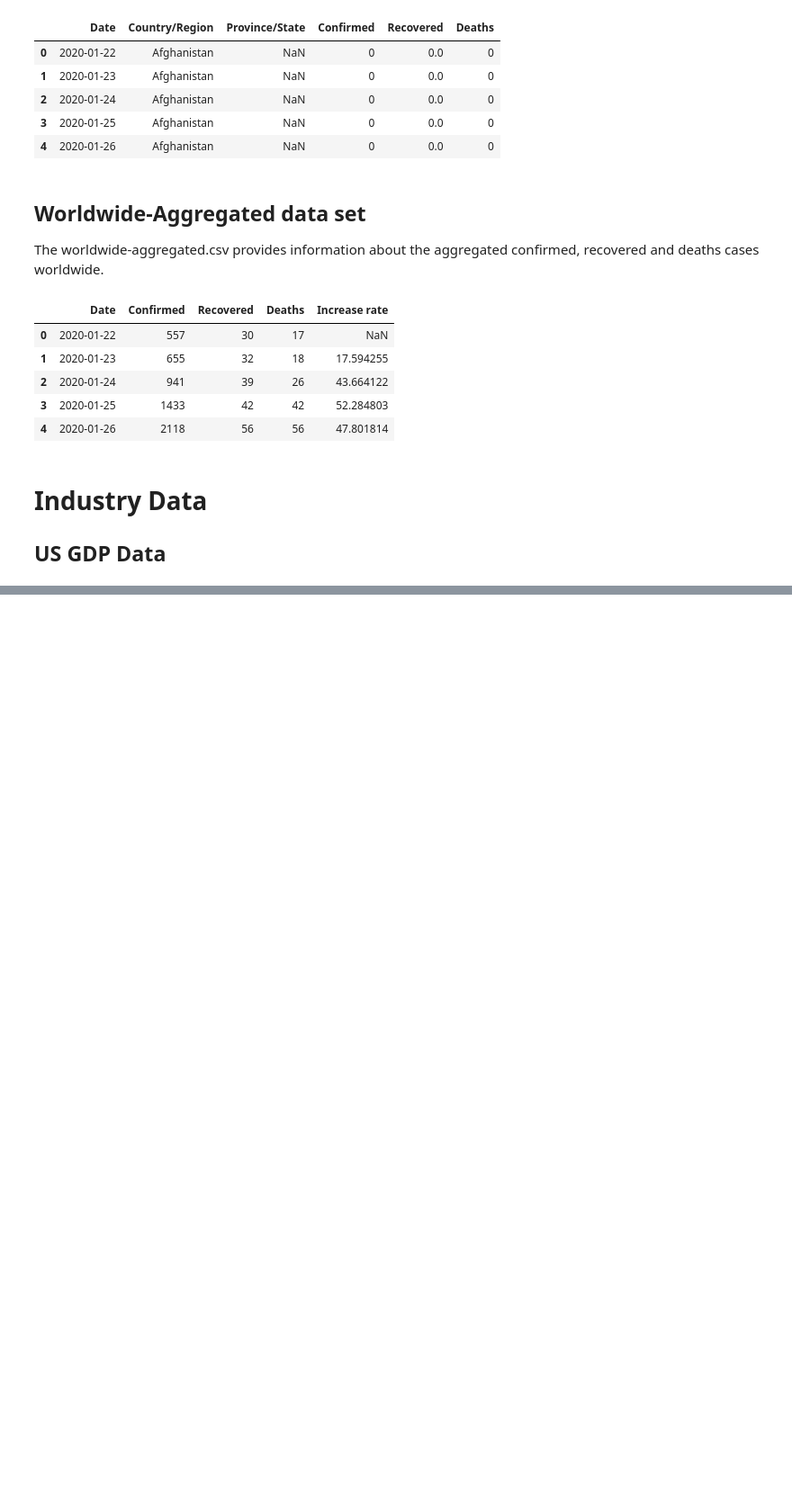
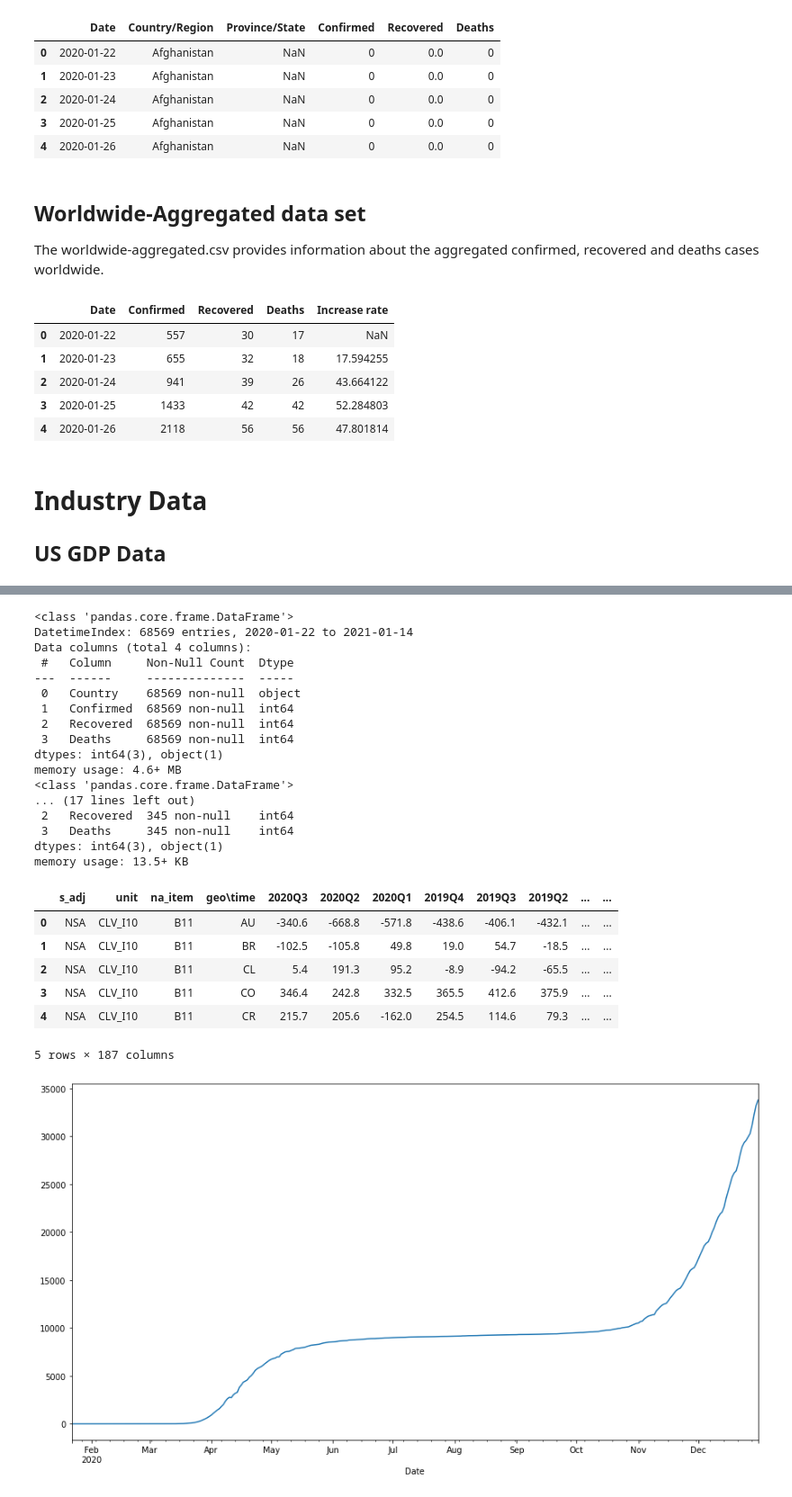
Before and after one commit to tDalile/data-mining, a Jupyter notebook: project/affected-industries.ipynb, the cells around one changed output, grey strips where cells are left out. Shown at 90% size. Drawn from its saved outputs; the diff is of its cells as text; code cells hidden in the pictures; blank space fills up the shorter version.

```diff
--- a/project/affected-industries.ipynb
+++ b/project/affected-industries.ipynb
@@ -107,0 +156,41 @@ df_usGDP3.head()
+# %%
+#countries = ['Germany', 'Italy', 'France']
+df_covCountries.info()
+
+covData2020 = df_covCountries[df_covCountries.index.year == 2020]
+covData2020.info()
+
+covData2020Germany = covData2020[covData2020['Country'] == "Germany"]
+covData2020Germany.info()
+
+#covData2020Germany.plot(figsize=(15,10))
+covData2020Germany['Deaths'].plot()
+
+
+df_allEuropeGDP.head()
+# %% [output]
+<class 'pandas.core.frame.DataFrame'>
+DatetimeIndex: 68569 entries, 2020-01-22 to 2021-01-14
+Data columns (total 4 columns):
+ #   Column     Non-Null Count  Dtype
+---  ------     --------------  -----
+ 0   Country    68569 non-null  object
+ 1   Confirmed  68569 non-null  int64
+ 2   Recovered  68569 non-null  int64
+ 3   Deaths     68569 non-null  int64
+dtypes: int64(3), object(1)
+memory usage: 4.6+ MB
+<class 'pandas.core.frame.DataFrame'>
+... (17 lines left out)
+ 2   Recovered  345 non-null    int64
+ 3   Deaths     345 non-null    int64
+dtypes: int64(3), object(1)
+memory usage: 13.5+ KB
+|  | s_adj | unit | na_item | geo\time | 2020Q3 | 2020Q2 | 2020Q1 | 2019Q4 | 2019Q3 | 2019Q2 | ... | ... |
+| 0 | NSA | CLV_I10 | B11 | AU | -340.6 | -668.8 | -571.8 | -438.6 | -406.1 | -432.1 | ... | ... |
+| 1 | NSA | CLV_I10 | B11 | BR | -102.5 | -105.8 | 49.8 | 19.0 | 54.7 | -18.5 | ... | ... |
+| 2 | NSA | CLV_I10 | B11 | CL | 5.4 | 191.3 | 95.2 | -8.9 | -94.2 | -65.5 | ... | ... |
+| 3 | NSA | CLV_I10 | B11 | CO | 346.4 | 242.8 | 332.5 | 365.5 | 412.6 | 375.9 | ... | ... |
+| 4 | NSA | CLV_I10 | B11 | CR | 215.7 | 205.6 | -162.0 | 254.5 | 114.6 | 79.3 | ... | ... |
+5 rows × 187 columns
+[figure, added]
```
Also changed, not shown: parts of 12 cells of this notebook, 6 other files.
